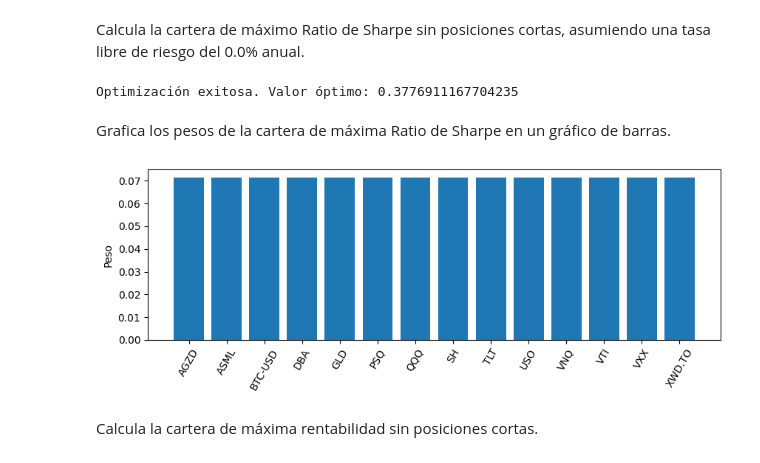
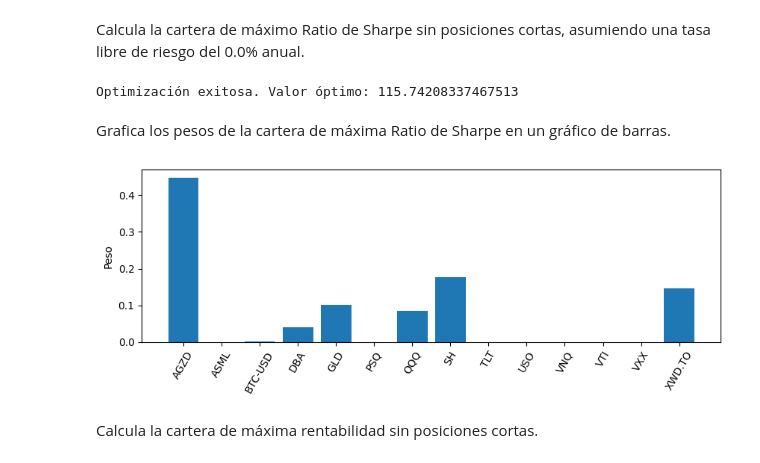
Before and after one commit to alfonso-santos/microcredencial-carteras-python, a Jupyter notebook: Tema_5_APT/src/Prueba_Nivel.ipynb, the cells around one changed output. Cells and saved outputs as stored; diff of their text form; code cells hidden in the pictures.

```diff
--- a/Tema_5_APT/src/Prueba_Nivel.ipynb
+++ b/Tema_5_APT/src/Prueba_Nivel.ipynb
@@ -318,43 +322,65 @@ Ratio de Sharpe de la cartera: 0.38
 Calcula la cartera de máximo Ratio de Sharpe sin posiciones cortas, asumiendo una tasa libre de riesgo del 0.0% anual.
 # %%
 # TODO
-pesos = cp.Variable(data.shape[1])
 
-##### restricciones = [cp.sum(pesos) == 1 ,pesos >= 0]
 
-objetivo = cp.Maximize(sharpe_p)
+# Forma de la Función: El ratio de Sharpe es una fracción con el riesgo (una raíz cuadrada) en el denominador.
 
-problema = cp.Problem(objetivo,restricciones)
+# Al ser una funciion lineal en el numerador ( resta) y una funcion concava en el denominador (raiz cuadrada) no se cumple que el problema sea convezo, por eso se tien eque hacerun ajuste.
 
-resuelto = problema.solve()
+# Se tiene que transformar el problema
+
+
+pesos_sharpe = cp.Variable(data.shape[1]) # 14
+
+cov_matriz = rets.cov() # matriz de covarianzas
+rentabilidades = rets.mean().values @ pesos_sharpe # son los retornos esperado de cada activo ( rentabilidades por pesos ) w1 * ret + w2 * ret .....
+
+riesgo_sharpe = cp.quad_form(pesos_sharpe,cov_matriz) # riesgo --> al ser una raiz cuadrada no es una funcion convesa, es concava
+
+restricciones = [ rentabilidades == 1  ,pesos_sharpe >= 0] # Igualamos el numerador a 1, para que al minimizar el riesgo (sigma) se maximize el ratio de sharpe ( esto es el ajuste)
+
+# Se puede igualar a 1 el numerador por ser una funcion homogenea de grado 1, ya que el producto de un escalar por todos sus facotres no altera el resultado.
+
+objetivo_sharpe = cp.Minimize(riesgo_sharpe) # Se minimiza el riesgo para conseguir el maximo ratio de sharpe (con 1)
+
+problema_sharpe = cp.Problem(objetivo_sharpe,restricciones)
+
+reuselto_sharpe = problema_sharpe.solve()
+
+#NORMALIZAR PARA PODERE OPERAR CON ELLOS OTRA VEZ Y GRAFICAR
+
+
+peso_norm = pesos_sharpe.value /pesos_sharpe.value.sum() # los valores de los pesos entre la suma de todos los valores
+
+# la suma de todos da 1, que es el maximo de nuestra cartera, el 100%
 # %%
 # Verificar si se encontró una solución óptima
-if problema.status == cp.OPTIMAL:
+if problema_sharpe.status == cp.OPTIMAL:
     # Resultados
-    print(f"Optimización exitosa. Valor óptimo: {problema.value}")
+    print(f"Optimización exitosa. Valor óptimo: {problema_sharpe.value}")
 else:
-    print(f"No se pudo encontrar una solución óptima. Estado: {problema.status}")
-    if problema.status == cp.INFEASIBLE:
+    print(f"No se pudo encontrar una solución óptima. Estado: {problema_sharpe.status}")
+    if problema_sharpe.status == cp.INFEASIBLE:
         print("El problema es infactible. Las restricciones no pueden satisfacerse simultáneamente.")
-    elif problema.status == cp.UNBOUNDED:
+    elif problema_sharpe.status == cp.UNBOUNDED:
         print("El problema es no acotado. La función objetivo puede mejorarse indefinidamente.")
-    elif problema.status == cp.OPTIMAL_INACCURATE:
+    elif problema_sharpe.status == cp.OPTIMAL_INACCURATE:
         print("Se encontró una solución óptima pero con precisión reducida.")
 # %% [output]
-Optimización exitosa. Valor óptimo: 0.3776911167704235
+Optimización exitosa. Valor óptimo: 115.74208337467513
 # %% [markdown]
 Grafica los pesos de la cartera de máxima Ratio de Sharpe en un gráfico de barras.
 # %%
 # TODO
 num_act = data.shape[1]
-
 plt.figure(figsize=(10, 3))
-plt.bar(range(num_act), pesos.value)
+plt.bar(data.columns,peso_norm)
 plt.xticks(range(num_act), data, rotation=60)
 plt.ylabel("Peso")
 plt.show()
 # %% [output]
-[figure, old version]
+[figure, new version]
 # %% [markdown]
 Calcula la cartera de máxima rentabilidad sin posiciones cortas.
 # %%
```
Also changed, not shown: parts of 29 cells of this notebook.
